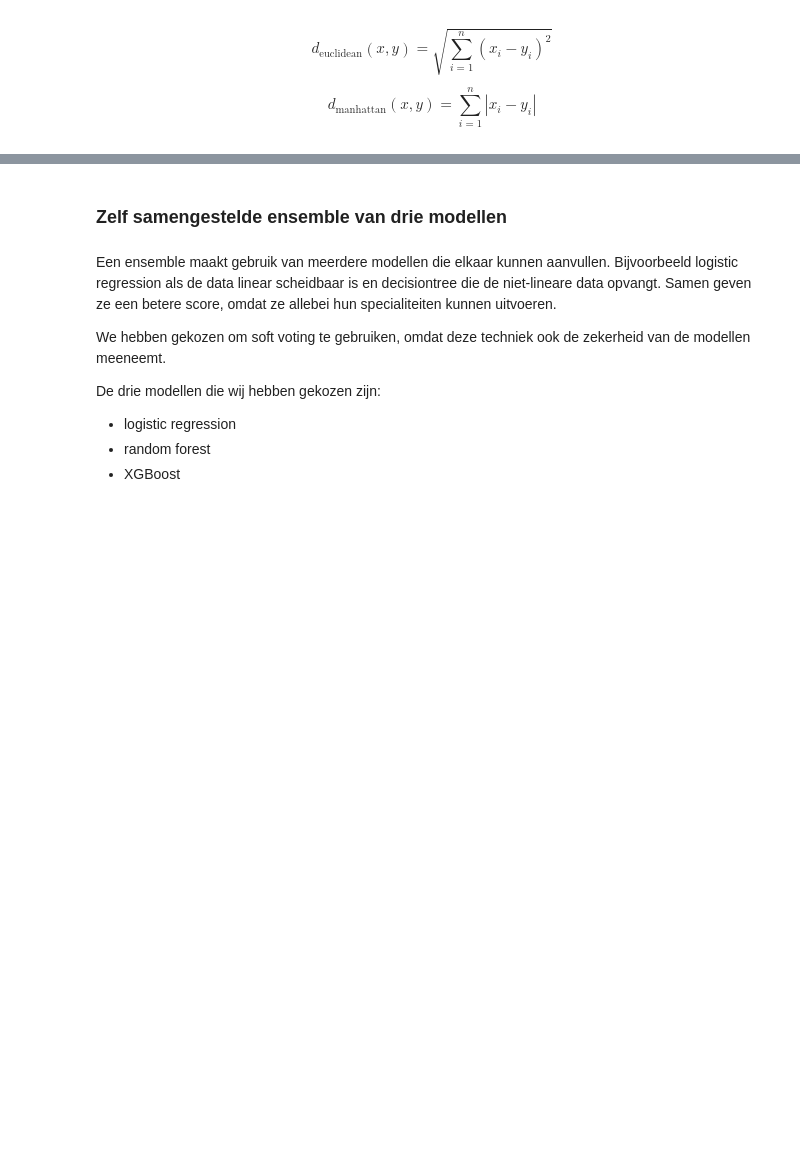
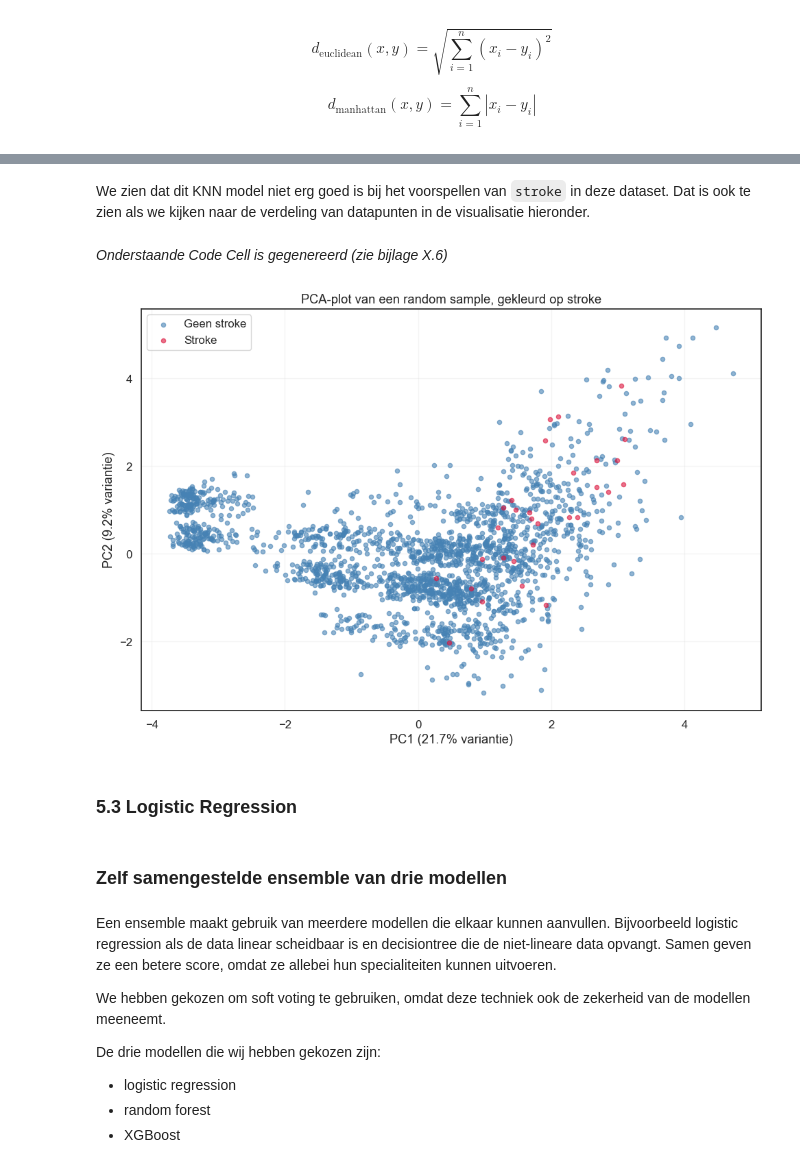
Before and after one commit to ikkekoe08/machine-learning, a Jupyter notebook: portfolio.ipynb, the cells around one changed output, grey strips where cells are left out. Saved outputs shown, nothing was run; the diff lists cells and outputs as text; code cells hidden in the pictures; blank space fills up the shorter version.

```diff
--- a/portfolio.ipynb
+++ b/portfolio.ipynb
@@ -702,0 +750,57 @@ plt.show()
+# %% [markdown]
+We zien dat dit KNN model niet erg goed is bij het voorspellen van `stroke` in deze dataset. Dat is ook te zien als we kijken naar de verdeling van datapunten in de visualisatie hieronder.
+# %% [markdown]
+*Onderstaande Code Cell is gegenereerd (zie bijlage X.6)*
+# %%
+# Random sample trekken (bijv. maximaal 2000 datapunten)
+sample = train.sample(n=min(2000, len(train)), random_state=42)
+
+# Features en target scheiden
+X = sample.drop(columns=["stroke"])
+y = sample["stroke"]
+
+# Categorische variabelen encoderen
+X = pd.get_dummies(X, drop_first=True)
+
+# Missende waarden opvullen
+X = X.fillna(X.median())
+
+# Features standaardiseren
+X_scaled = StandardScaler().fit_transform(X)
+
+# PCA naar 2 componenten
+pca = PCA(n_components=2)
+X_pca = pca.fit_transform(X_scaled)
+
+# DataFrame voor visualisatie
+pca_df = pd.DataFrame(X_pca, columns=["PC1", "PC2"])
+pca_df["stroke"] = y.to_numpy()
+
+# Plot
+plt.figure(figsize=(10, 7))
+
+for label, color, name in [
+    (0, "steelblue", "Geen stroke"),
+    (1, "crimson", "Stroke")
+]:
+    mask = pca_df["stroke"] == label
+    plt.scatter(
+        pca_df.loc[mask, "PC1"],
+        pca_df.loc[mask, "PC2"],
+        c=color,
+        label=name,
+        alpha=0.6,
+        s=20
+    )
+
+plt.xlabel(f"PC1 ({pca.explained_variance_ratio_[0]:.1%} variantie)")
+plt.ylabel(f"PC2 ({pca.explained_variance_ratio_[1]:.1%} variantie)")
+plt.title("PCA-plot van een random sample, gekleurd op stroke")
+plt.legend()
+plt.grid(alpha=0.2)
+plt.tight_layout()
+plt.show()
+# %% [output]
+[figure, added]
+# %% [markdown]
+### 5.3 Logistic Regression
```
Also changed, not shown: parts of 72 cells of this notebook.
